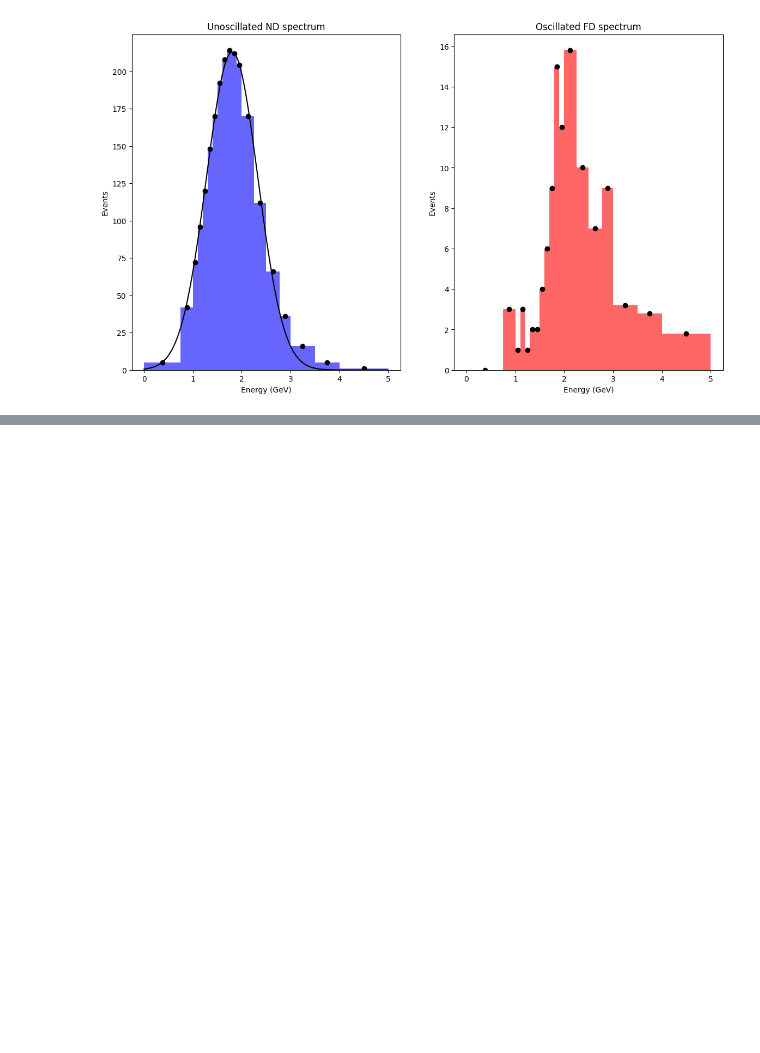
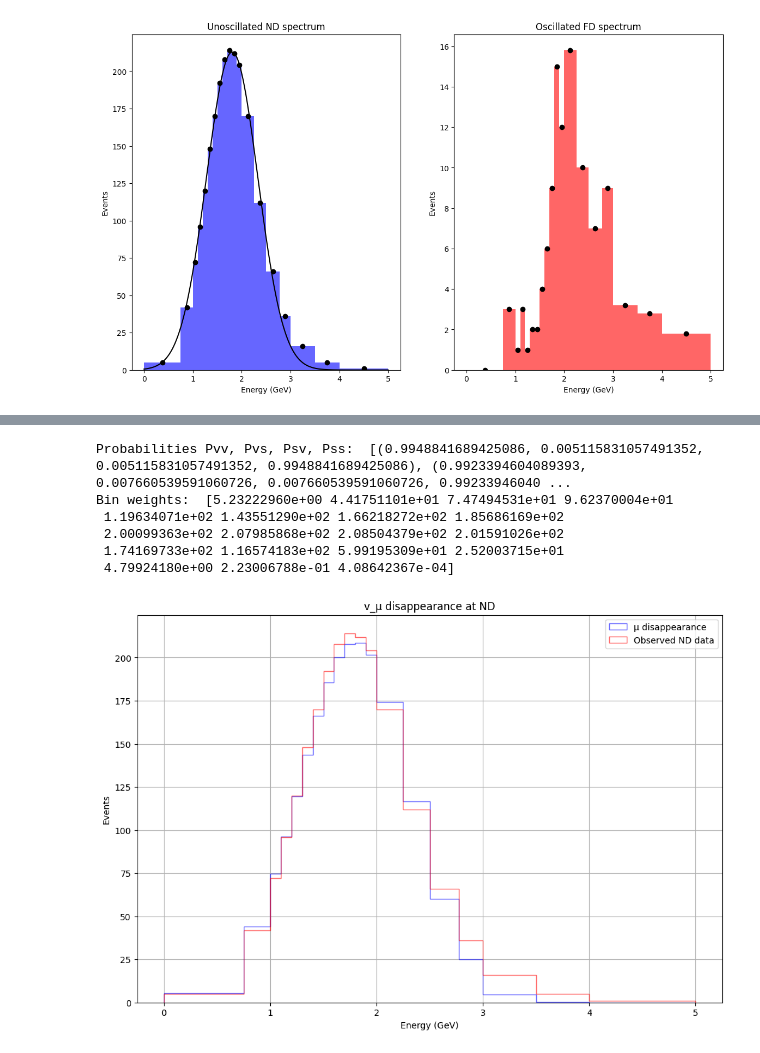
Before and after one commit to somar9/Neutrino-Oscillation-Project, a Jupyter notebook: 2_flavour_active-sterile_osc.ipynb, the cells around one changed output, grey strips where cells are left out. Cells and saved outputs as stored; diff of their text form; code cells hidden in the pictures; blank space fills up the shorter version.

```diff
--- a/2_flavour_active-sterile_osc.ipynb
+++ b/2_flavour_active-sterile_osc.ipynb
@@ -29,6 +29,9 @@ bin_edges = np.array([0, 0.75, 1.0, 1.1, 1.2, 1.3, 1.4, 1.5, 1.6, 1.7, 1.8, 1.9,
 counts_nd = np.array([5, 42, 72, 96, 120, 148, 170, 192, 208, 214, 212, 204, 170, 112, 66, 36, 16, 5, 1])
 counts_fd = np.array([0, 3, 1, 3, 1, 2, 2, 4, 6, 9, 15, 12, 15.8, 10, 7, 9, 3.2, 2.8, 1.8])
 
+counts_nd_e = np.array([0.4, 2, 3.8, 5.75, 3.4, 1.8, 1 ,0.9, 0.75])
+bin_edges_e = np.array([0, 0.5, 1, 1.5, 2, 2.5, 3, 3.5, 4, 4.5])
+
 length_nd = 1 # [km]
 length_fd = 810 # [km]
 # %%
@@ -63,3 +66,7 @@ Fitted parameters for observed the unoscillated ND events: Amplitude = 212.76692
 Fitted parameters for observed the oscillated FD events: Amplitude = 13.876745944019577, Mean = 2.211417891318019, Sigma = 0.4952413577763477
 Text(0.5, 0, 'Energy (GeV)')
 [figure]
+# %%
+bin_centers_e = (bin_edges_e[:-1] + bin_edges_e[1:]) / 2
+popt_nd_e, _ = curve_fit(gaus, bin_centers_e, counts_nd_e)
+print(popt_nd_e)
@@ -443,0 +358,10 @@ plt.show()
+# %%
+plot_osc_2nu_sterile('24', 'vacuum', length_nd)
+# %% [output]
+Probabilities Pvv, Pvs, Psv, Pss:  [(0.9948841689425086, 0.005115831057491352, 0.005115831057491352, 0.9948841689425086), (0.9923394604089393, 0.007660539591060726, 0.007660539591060726, 0.99233946040 ...
+Bin weights:  [5.23222960e+00 4.41751101e+01 7.47494531e+01 9.62370004e+01
+ 1.19634071e+02 1.43551290e+02 1.66218272e+02 1.85686169e+02
+ 2.00099363e+02 2.07985868e+02 2.08504379e+02 2.01591026e+02
+ 1.74169733e+02 1.16574183e+02 5.99195309e+01 2.52003715e+01
+ 4.79924180e+00 2.23006788e-01 4.08642367e-04]
+[figure, added]
```
Also changed, not shown: parts of 7 cells of this notebook.
